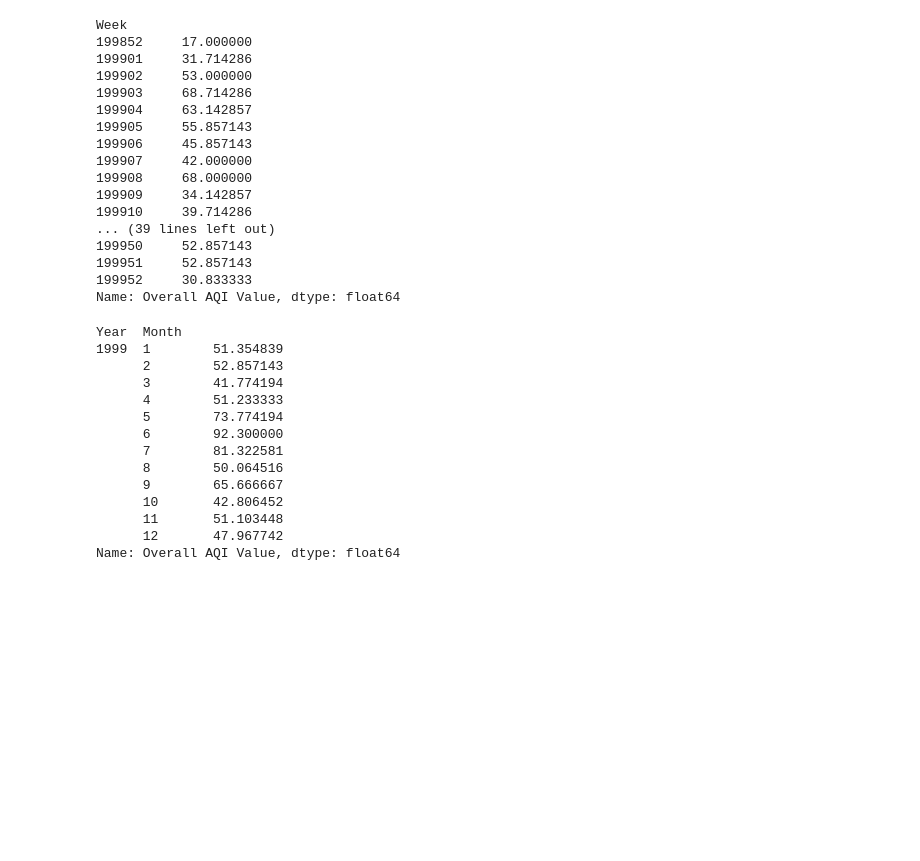
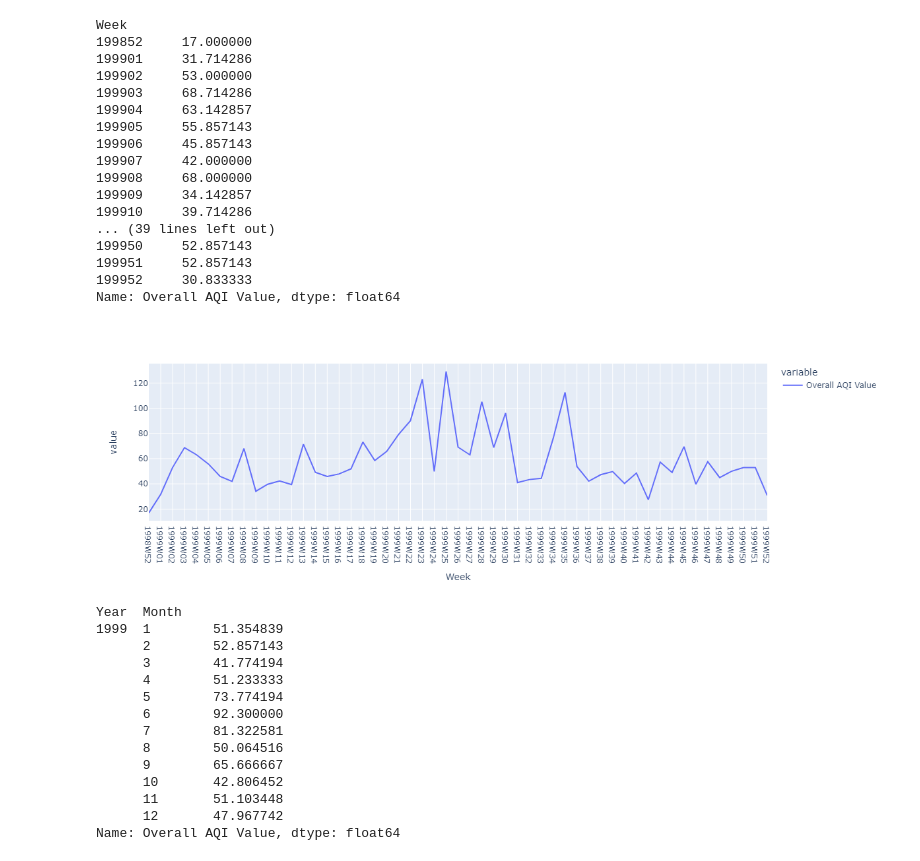
Before and after one commit to tyg3rr/Scribbles, a Jupyter notebook: Climate II .ipynb, the cells around one changed output. Cells and saved outputs as stored; diff of their text form; code cells hidden in the pictures; blank space fills up the shorter version.

```diff
--- a/Climate II .ipynb
+++ b/Climate II .ipynb
@@ -82,7 +82,9 @@ Week
 199952     30.833333
 Name: Overall AQI Value, dtype: float64
 # %%
-px.line(df.groupby('Week')['Overall AQI Value'].mean())
+px.line(df.groupby('Week')['Overall AQI Value'].mean(), width=1200, height=400).show('png', )
+# %% [output]
+[figure, added]
 # %%
 df.groupby(['Year','Month'])['Overall AQI Value'].mean()
 # %% [output]
```
Also changed, not shown: parts of 5 cells of this notebook.
